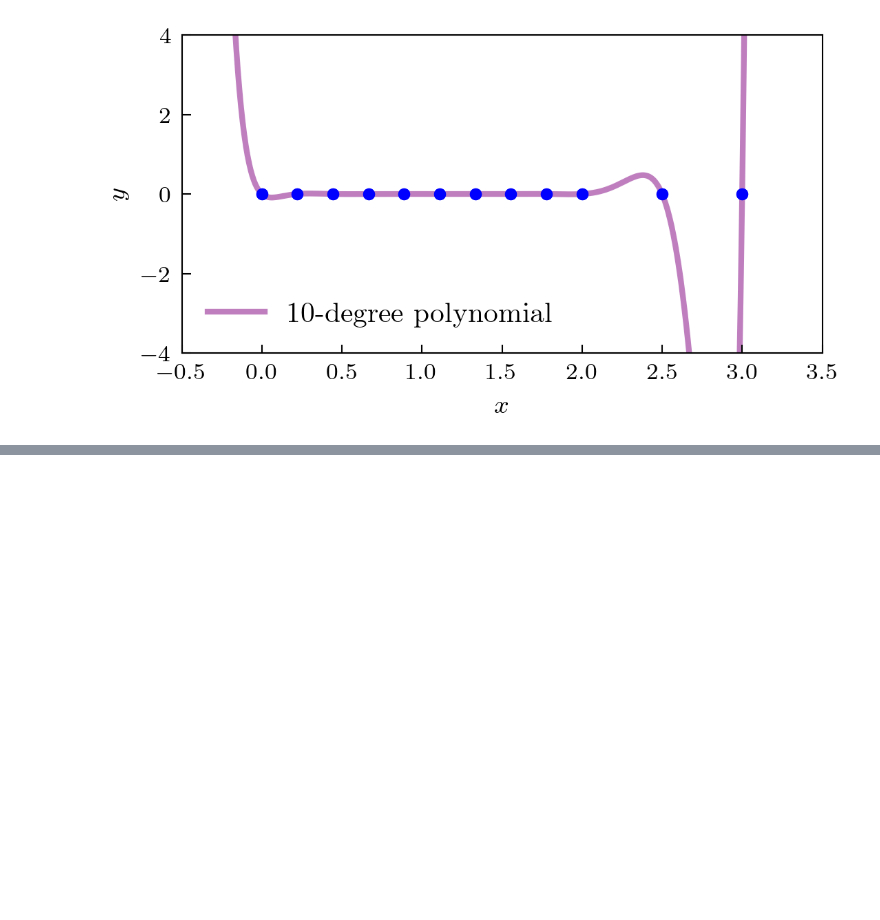
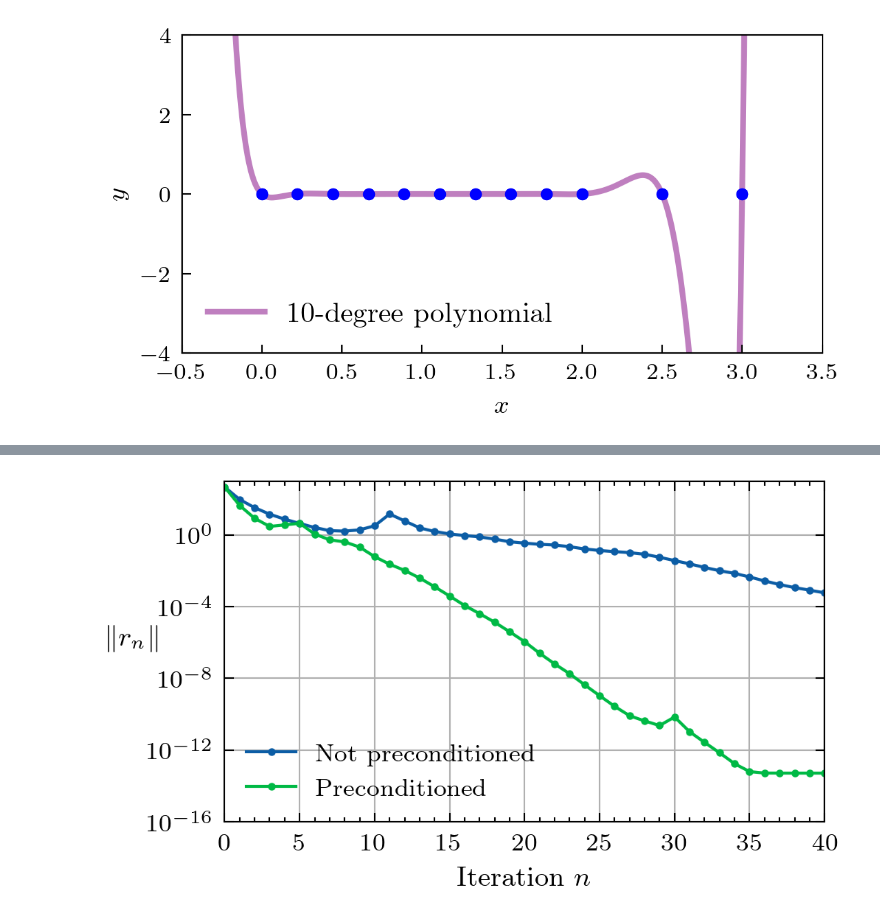
Before and after one commit to rycroft-group/math513, a Jupyter notebook: 6_iter/6_iter.ipynb, the cells around one changed output, grey strips where cells are left out. Cells and saved outputs as stored; diff of their text form; code cells hidden in the pictures; blank space fills up the shorter version.

```diff
--- a/6_iter/6_iter.ipynb
+++ b/6_iter/6_iter.ipynb
@@ -150,0 +248,8 @@ plt.show()
+# %%
+# Condition number of A
+cond_A = np.linalg.cond(A)
+print(f"Condition number of A: {cond_A:.2f}")
+# Condition number of V
+_, V = np.linalg.eig(A)
+cond_V = np.linalg.cond(V)
+print(f"Condition number of V: {cond_V:.2f}")
@@ -150,0 +392,30 @@ plt.show()
+# %%
+M = np.diag(A)
+C = np.sqrt(M)
+# Preconditioned CG
+A_tilde = A / C[:, None] / C[None, :]
+b_tilde = b / C
+y0 = C * x0
+
+y_pcg, ys_pcg, rs_pcg = cg(A_tilde, b_tilde, y0, tol=1e-18, maxiter=100)
+
+x_pcg = y_pcg / C
+xs_pcg = [yk / C for yk in ys_pcg]
+rs_pcg = [np.linalg.norm(b - A @ xk) for xk in xs_pcg]
+# %%
+fig, ax = plt.subplots(figsize=(3.5, 2), dpi=300)
+ax.semilogy(rs_cg, marker='o', ms=1.5, label='Not preconditioned')
+ax.semilogy(rs_pcg, marker='o', ms=1.5, label='Preconditioned')
+ax.set_xlabel('Iteration $n$', fontsize=9)
+ax.set_ylabel(r'$\|r_n\|$', fontsize=9, rotation=0)
+ax.set_xlim(0, 40)
+ax.set_ylim(1e-16, 1e3)
+ax.grid(True, linewidth=0.5)
+ax.tick_params(axis='both', which='major', labelsize=8)
+ax.legend(fontsize=8, loc='lower left')
+
+# Save the figure
+# plt.savefig("results/precondition.pdf", bbox_inches='tight', dpi=300)
+plt.show()
+# %% [output]
+[figure, added]
```
Also changed, not shown: parts of 15 cells of this notebook, 2 other files.
